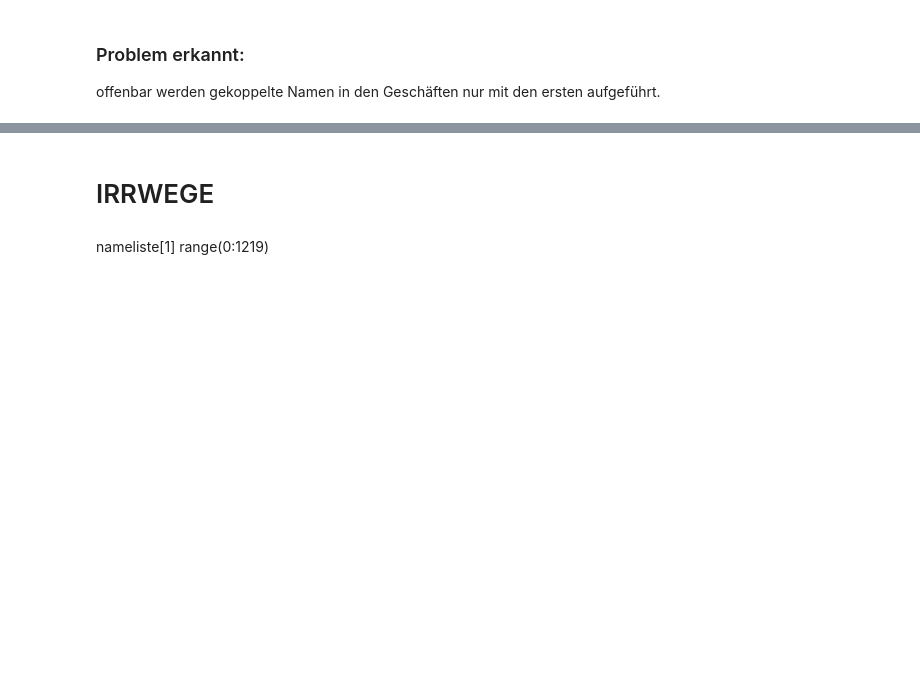
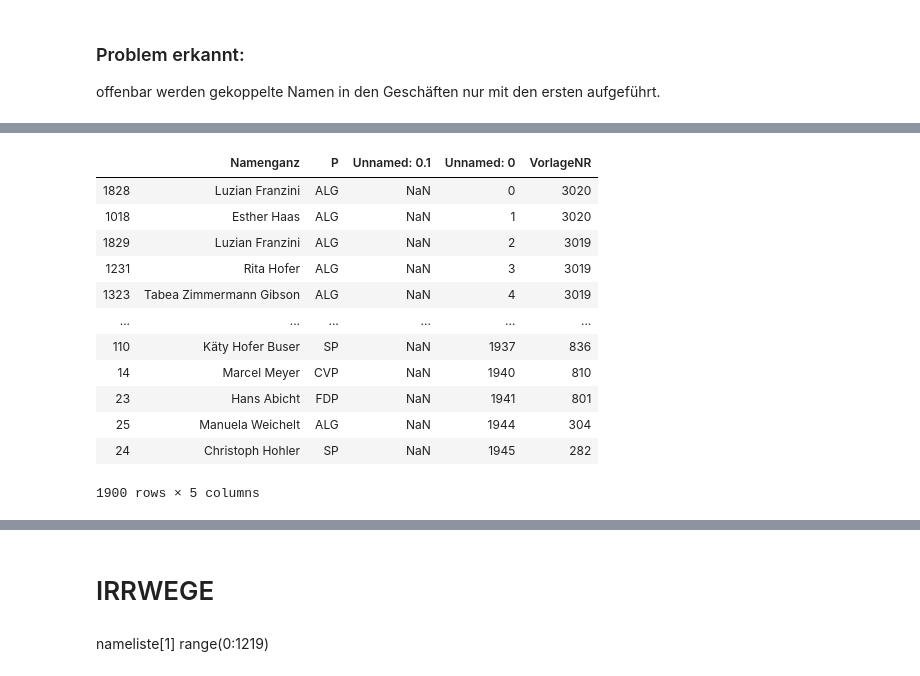
Before and after one commit to ZoeGwerder/cas-ddj, a Jupyter notebook: Projekt Kantonsrat/02 Namen aus Geschäftsnamen rausziehen mit Split.ipynb, the cells around one changed output, grey strips where cells are left out. Cells and saved outputs as stored; diff of their text form; code cells hidden in the pictures; blank space fills up the shorter version.

```diff
--- a/Projekt Kantonsrat/02 Namen aus Geschäftsnamen rausziehen mit Split.ipynb
+++ b/Projekt Kantonsrat/02 Namen aus Geschäftsnamen rausziehen mit Split.ipynb
@@ -187,0 +170,16 @@ df_alles.tail(80)#Wieso haben die Kantonsräte noch keine Partei. Nachschauen im
+# %%
+df_alles
+# %% [output]
+|  | Namenganz | P | Unnamed: 0.1 | Unnamed: 0 | VorlageNR |
+| 1828 | Luzian Franzini | ALG | NaN | 0 | 3020 |
+| 1018 | Esther Haas | ALG | NaN | 1 | 3020 |
+| 1829 | Luzian Franzini | ALG | NaN | 2 | 3019 |
+| 1231 | Rita Hofer | ALG | NaN | 3 | 3019 |
+| 1323 | Tabea Zimmermann Gibson | ALG | NaN | 4 | 3019 |
+| ... | ... | ... | ... | ... | ... |
+| 110 | Käty Hofer Buser | SP | NaN | 1937 | 836 |
+| 14 | Marcel Meyer | CVP | NaN | 1940 | 810 |
+| 23 | Hans Abicht | FDP | NaN | 1941 | 801 |
+| 25 | Manuela Weichelt | ALG | NaN | 1944 | 304 |
+| 24 | Christoph Hohler | SP | NaN | 1945 | 282 |
+1900 rows × 5 columns
```
Also changed, not shown: parts of 20 cells of this notebook, 8 other files.
